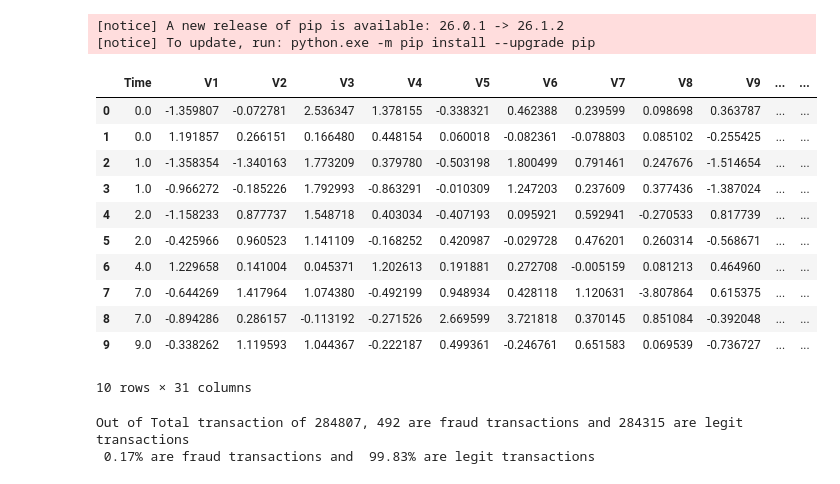
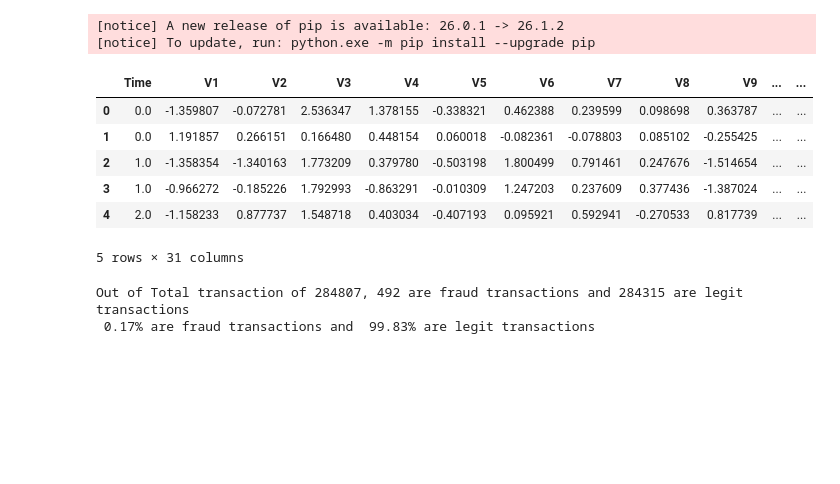
Before and after one commit to VeenaKodimala/Certificate-Program-in-AIML-IIT-Patna, a Jupyter notebook: MODULE 2 - CLASSICAL ML/Logistic Regression/Model_CreditCardFraud.ipynb, the cells around one changed output. Drawn from its saved outputs; the diff is of its cells as text; code cells hidden in the pictures; blank space fills up the shorter version.

```diff
--- a/MODULE 2 - CLASSICAL ML/Logistic Regression/Model_CreditCardFraud.ipynb
+++ b/MODULE 2 - CLASSICAL ML/Logistic Regression/Model_CreditCardFraud.ipynb
@@ -28,21 +28,25 @@ from matplotlib import pyplot as py
 from imblearn.under_sampling import RandomUnderSampler
 from imblearn.over_sampling import SMOTE
 # %%
-CreditCarddf = pd.read_csv("D:\\Veena\\Certificate Program in AI and ML\\Certificate-Program-in-AIML-IIT-Patna\\MODULE 2 - CLASSICAL ML\\Dataset\\creditcard.csv")
-CreditCarddf.head(10)
+#CreditCarddf = pd.read_csv("D:\\Veena\\Certificate Program in AI and ML\\Certificate-Program-in-AIML-IIT-Patna\\MODULE 2 - CLASSICAL ML\\Dataset\\creditcard.csv")
+#CreditCarddf.head(10)
+
+import zipfile
+
+zip_path = r"D:\Veena\Certificate Program in AI and ML\Certificate-Program-in-AIML-IIT-Patna\MODULE 2 - CLASSICAL ML\Dataset.zip"
+
+with zipfile.ZipFile(zip_path) as z:
+    df = pd.read_csv(z.open("Dataset/creditcard.csv"))
+
+df.head()
 # %% [output]
 |  | Time | V1 | V2 | V3 | V4 | V5 | V6 | V7 | V8 | V9 | ... | ... |
 | 0 | 0.0 | -1.359807 | -0.072781 | 2.536347 | 1.378155 | -0.338321 | 0.462388 | 0.239599 | 0.098698 | 0.363787 | ... | ... |
 | 1 | 0.0 | 1.191857 | 0.266151 | 0.166480 | 0.448154 | 0.060018 | -0.082361 | -0.078803 | 0.085102 | -0.255425 | ... | ... |
 | 2 | 1.0 | -1.358354 | -1.340163 | 1.773209 | 0.379780 | -0.503198 | 1.800499 | 0.791461 | 0.247676 | -1.514654 | ... | ... |
 | 3 | 1.0 | -0.966272 | -0.185226 | 1.792993 | -0.863291 | -0.010309 | 1.247203 | 0.237609 | 0.377436 | -1.387024 | ... | ... |
 | 4 | 2.0 | -1.158233 | 0.877737 | 1.548718 | 0.403034 | -0.407193 | 0.095921 | 0.592941 | -0.270533 | 0.817739 | ... | ... |
-| 5 | 2.0 | -0.425966 | 0.960523 | 1.141109 | -0.168252 | 0.420987 | -0.029728 | 0.476201 | 0.260314 | -0.568671 | ... | ... |
-| 6 | 4.0 | 1.229658 | 0.141004 | 0.045371 | 1.202613 | 0.191881 | 0.272708 | -0.005159 | 0.081213 | 0.464960 | ... | ... |
-| 7 | 7.0 | -0.644269 | 1.417964 | 1.074380 | -0.492199 | 0.948934 | 0.428118 | 1.120631 | -3.807864 | 0.615375 | ... | ... |
-| 8 | 7.0 | -0.894286 | 0.286157 | -0.113192 | -0.271526 | 2.669599 | 3.721818 | 0.370145 | 0.851084 | -0.392048 | ... | ... |
-| 9 | 9.0 | -0.338262 | 1.119593 | 1.044367 | -0.222187 | 0.499361 | -0.246761 | 0.651583 | 0.069539 | -0.736727 | ... | ... |
-10 rows × 31 columns
+5 rows × 31 columns
 # %%
 totalTrans = len(CreditCarddf)
 fruadTrans = (CreditCarddf['Class'] == 1).sum()
```
Also changed, not shown: parts of 6 cells of this notebook.
